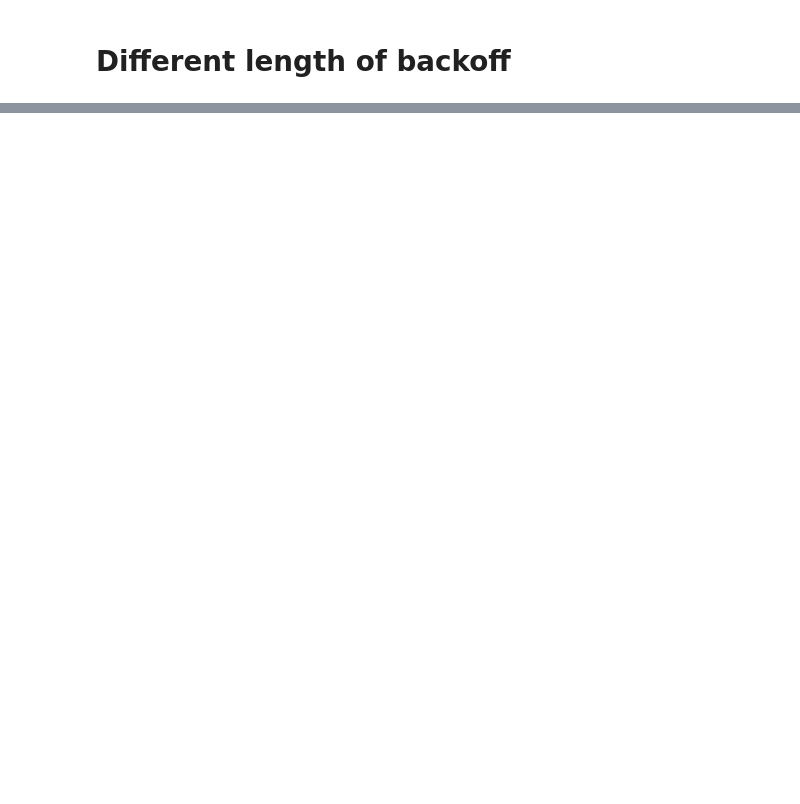
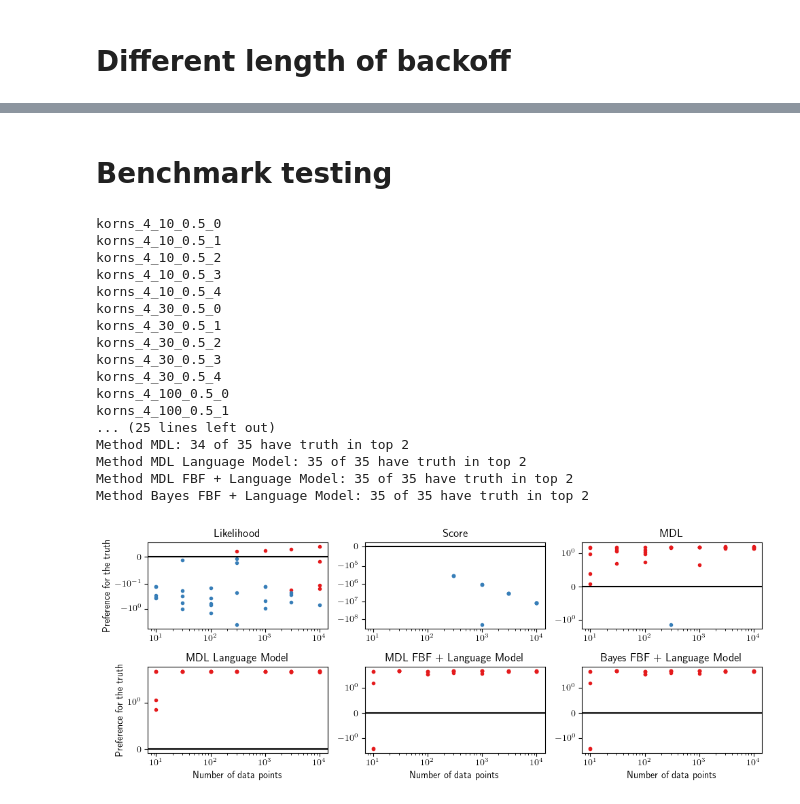
Before and after one commit to DeaglanBartlett/katz, a Jupyter notebook: plotting/Paper_plots.ipynb, the cells around one changed output, grey strips where cells are left out. Cells and saved outputs as stored; diff of their text form; code cells hidden in the pictures; blank space fills up the shorter version.

Commit message:
Additional methods for benchmarking

```diff
--- a/plotting/Paper_plots.ipynb
+++ b/plotting/Paper_plots.ipynb
@@ -71,0 +73,74 @@ fig.savefig('../figs/backoff_length.pdf', bbox_inches='tight', transparent=True)
+# %% [markdown]
+# Benchmark testing
+# %%
+name = 'korns_4'; true_eq = 'a0 + a1*sin(x)'
+all_N = np.array([10, 30, 100, 300, 1000, 3000, 10000])
+# all_N = np.array([10,])
+frac_sigx = 0.5
+nsamp = 5
+# nsamp = 1
+method_labels = ['Likelihood', 'Score', 'MDL', 'MDL Language Model', 'MDL FBF + Language Model', 'Bayes FBF + Language Model']
+all_linthresh = [0.1, 1e5, 1, 1, 1, 1]
+
+delta_loss = np.empty((6, len(all_N), nsamp))
+has_truth = np.empty(delta_loss.shape, dtype=bool)
+
+for i, nx in enumerate(all_N):
+    for samp in range(nsamp):
+        fname = f'{name}_{nx}_{frac_sigx}_{samp}'
+        print(fname)
+        d = pd.read_csv(f'../scripts/output/output_{fname}/selection_summary.csv', delimiter=';')
+        for j in range(delta_loss.shape[0]):
+            f0 = d['f0'][j]
+            f1 = d['f1'][j]
+            ftrue = d['ftrue'][j]
+            has_truth[j,i,samp] = ((f0 == ftrue) or (f1 == ftrue))
+#                 print(f0, '///', f1, '///', true_eq, '///', (f0 == true_eq) or (f1 == true_eq))
+            if f0 == ftrue:
+                delta_loss[j,i,samp] = d['loss1'][j] - d['loss0'][j]
+            elif f1 == ftrue:
+                delta_loss[j,i,samp] = d['loss0'][j] - d['loss1'][j]
+            else:
+                delta_loss[j,i,samp] = d['loss0'][j] - d['losstrue'][j]
+
+fig, axs = plt.subplots(2, int(np.ceil(delta_loss.shape[0]/2)), figsize=(10,4), sharex=True)
+for i in range(axs.shape[0]):
+    axs[i,0].set_ylabel('Preference for the truth')
+for i in range(axs.shape[1]):
+    axs[-1,i].set_xlabel('Number of data points')
+axs = axs.flatten()
+cm = plt.get_cmap('Set1')
+for i in range(delta_loss.shape[0]):
+    for j in range(delta_loss.shape[2]):
+        axs[i].semilogx(all_N[has_truth[i,:,j]], delta_loss[i,has_truth[i,:,j],j], '.', color=cm(0))
+        axs[i].semilogx(all_N[~has_truth[i,:,j]], delta_loss[i,~has_truth[i,:,j],j], '.', color=cm(1))
+    axs[i].set_yscale('symlog', linthresh=all_linthresh[i])
+    axs[i].axhline(y=0, color='k')
+    axs[i].set_title(method_labels[i])
+    axs[i].tick_params(labelbottom=True)
+
+
+fig.tight_layout()
+
+ntop2 = np.sum(has_truth, axis=(1,2))
+for i in range(len(ntop2)):
+    print('Method %s: %i of %i have truth in top 2'%(method_labels[i],ntop2[i],nsamp*len(all_N)))
+# %% [output]
+korns_4_10_0.5_0
+korns_4_10_0.5_1
+korns_4_10_0.5_2
+korns_4_10_0.5_3
+korns_4_10_0.5_4
+korns_4_30_0.5_0
+korns_4_30_0.5_1
+korns_4_30_0.5_2
+korns_4_30_0.5_3
+korns_4_30_0.5_4
+korns_4_100_0.5_0
+korns_4_100_0.5_1
+... (25 lines left out)
+Method MDL: 34 of 35 have truth in top 2
+Method MDL Language Model: 35 of 35 have truth in top 2
+Method MDL FBF + Language Model: 35 of 35 have truth in top 2
+Method Bayes FBF + Language Model: 35 of 35 have truth in top 2
+[figure, added]
```
Also changed, not shown: parts of 3 cells of this notebook, 9 other files.
